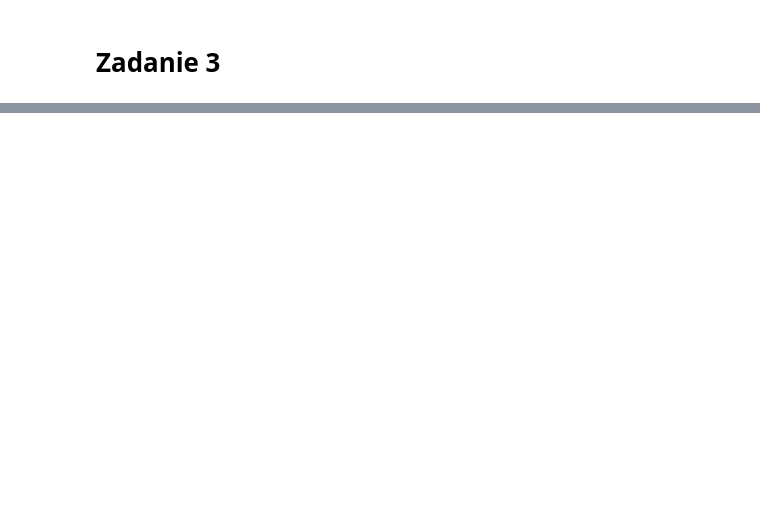
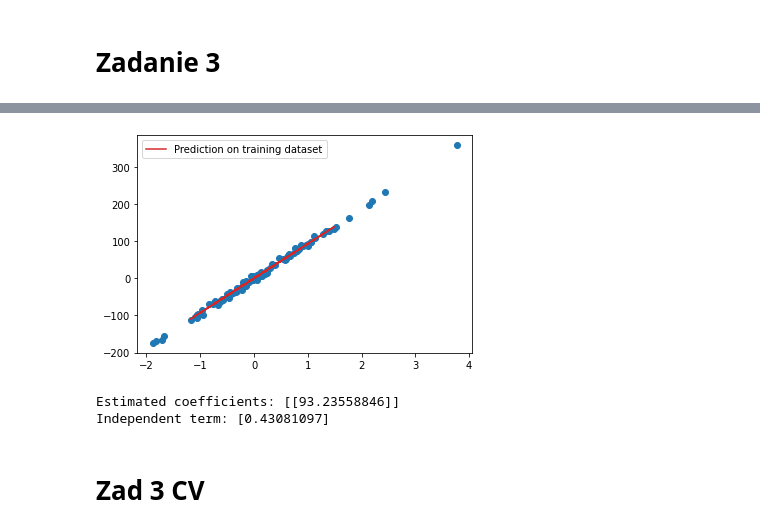
Before and after one commit to 11jolek11/BigData, a Jupyter notebook: List1.ipynb, the cells around one changed output, grey strips where cells are left out. Saved outputs shown, nothing was run; the diff lists cells and outputs as text; code cells hidden in the pictures; blank space fills up the shorter version.

```diff
--- a/List1.ipynb
+++ b/List1.ipynb
@@ -145,2 +128,8 @@ plt.show()
 # %% [markdown]
 # Zadanie 3
+# %%
+# Generowanie danych
+x_data, y_data = make_regression(n_samples=100, n_features=1, noise=5)
+
+plt.scatter(x_data, y_data)
+plt.show()
@@ -147 +144,30 @@ plt.show()
+# %%
+# Model regresji liniowej z parametrem alpha == 1 oraz estymacja parametrów
+ridge_reg = Ridge(alpha=1.0).fit(x_train, y_train)
+
+# Predykcja
+y_test_predict = ridge_reg.predict(x_test)
+y_train_predict = ridge_reg.predict(x_train)
+
+plt.scatter(x_data, y_data)
+
+# plt.plot(x_train,
+#          y_train_predict,
+#          color='tab:green',
+#          label="Prediction on training dataset")
+
+plt.plot(x_test, y_test_predict, color='tab:red',
+         label="Prediction on training dataset")
+
+plt.legend()
+plt.show()
+
+print(f'Estimated coefficients: {ridge_reg.coef_}')
+print(f'Independent term: {ridge_reg.intercept_}')
+# %% [output]
+[figure, added]
+Estimated coefficients: [[93.23558846]]
+Independent term: [0.43081097]
+# %% [markdown]
+# Zad 3 CV
 # %%
```
Also changed, not shown: parts of 20 cells of this notebook.
